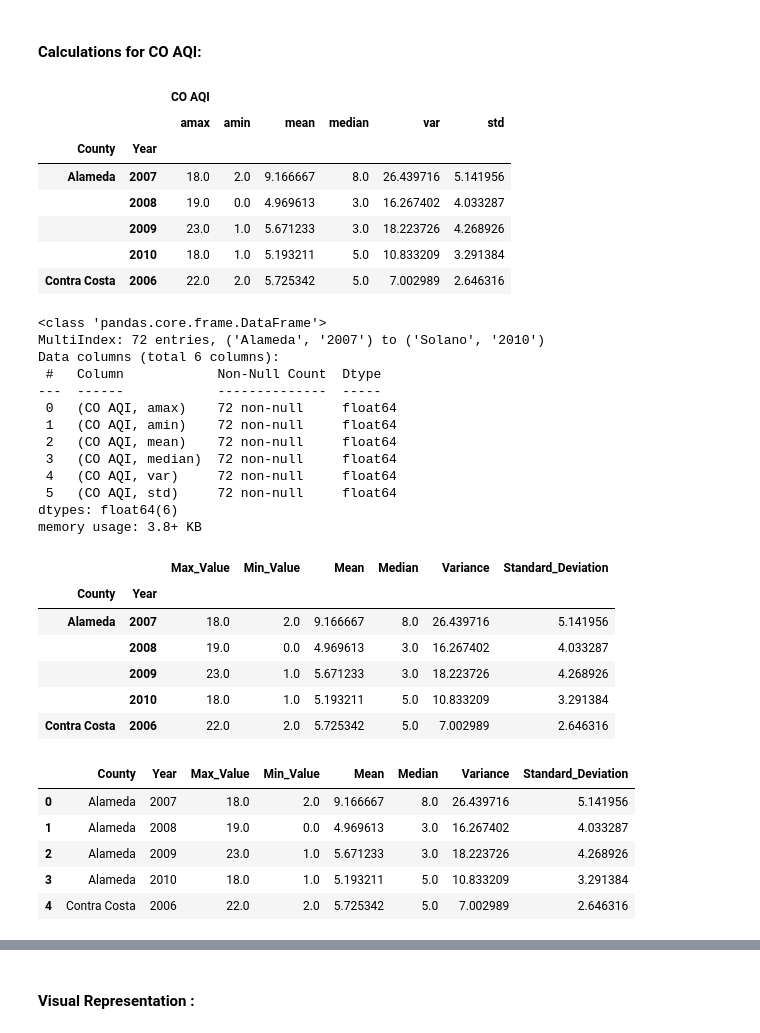
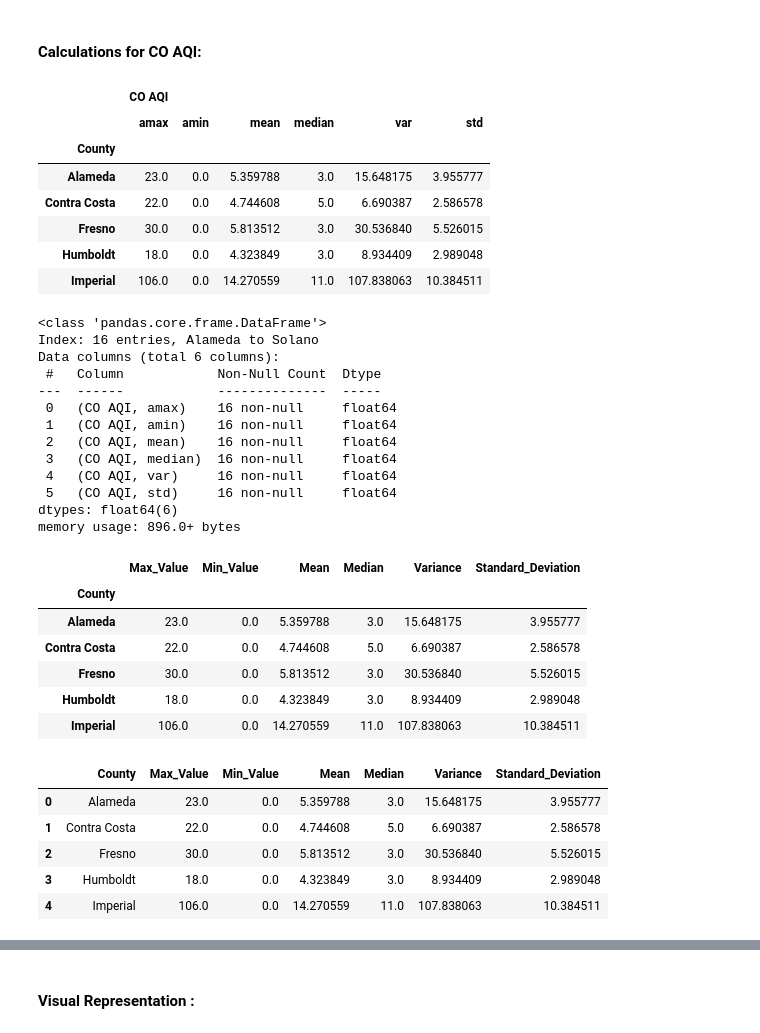
Before and after one commit to dalismo/Project-1, a Jupyter notebook: mq_statistical_analysis_CO.ipynb, the cells around one changed output, grey strips where cells are left out. Cells and saved outputs as stored; diff of their text form; code cells hidden in the pictures.

```diff
--- a/mq_statistical_analysis_CO.ipynb
+++ b/mq_statistical_analysis_CO.ipynb
@@ -38,55 +37,55 @@ data_df.head()
 #### Calculations for CO AQI:
 # %%
 # Group by County and aggregate mean, median, variance, standard deviation of the CO (Carbon Mono Oxide) Air Quality Index for each County.
-stat_co_df = data_df.groupby(['County', 'Year']).agg({'CO AQI': [np.max, np.min, np.mean, np.median, np.var, np.std]})
+stat_co_df = data_df.groupby(['County']).agg({'CO AQI': [np.max, np.min, np.mean, np.median, np.var, np.std]})
 stat_co_df.head()
 # %% [output]
-|  |  | CO AQI |  |  |  |  |  |
-|  |  | amax | amin | mean | median | var | std |
-| County | Year |  |  |  |  |  |  |
-| Alameda | 2007 | 18.0 | 2.0 | 9.166667 | 8.0 | 26.439716 | 5.141956 |
-|  | 2008 | 19.0 | 0.0 | 4.969613 | 3.0 | 16.267402 | 4.033287 |
-|  | 2009 | 23.0 | 1.0 | 5.671233 | 3.0 | 18.223726 | 4.268926 |
-|  | 2010 | 18.0 | 1.0 | 5.193211 | 5.0 | 10.833209 | 3.291384 |
-| Contra Costa | 2006 | 22.0 | 2.0 | 5.725342 | 5.0 | 7.002989 | 2.646316 |
+|  | CO AQI |  |  |  |  |  |
+|  | amax | amin | mean | median | var | std |
+| County |  |  |  |  |  |  |
+| Alameda | 23.0 | 0.0 | 5.359788 | 3.0 | 15.648175 | 3.955777 |
+| Contra Costa | 22.0 | 0.0 | 4.744608 | 5.0 | 6.690387 | 2.586578 |
+| Fresno | 30.0 | 0.0 | 5.813512 | 3.0 | 30.536840 | 5.526015 |
+| Humboldt | 18.0 | 0.0 | 4.323849 | 3.0 | 8.934409 | 2.989048 |
+| Imperial | 106.0 | 0.0 | 14.270559 | 11.0 | 107.838063 | 10.384511 |
 # %%
 stat_co_df.info()
 # %% [output]
 <class 'pandas.core.frame.DataFrame'>
-MultiIndex: 72 entries, ('Alameda', '2007') to ('Solano', '2010')
+Index: 16 entries, Alameda to Solano
 Data columns (total 6 columns):
  #   Column            Non-Null Count  Dtype
 ---  ------            --------------  -----
- 0   (CO AQI, amax)    72 non-null     float64
- 1   (CO AQI, amin)    72 non-null     float64
- 2   (CO AQI, mean)    72 non-null     float64
- 3   (CO AQI, median)  72 non-null     float64
- 4   (CO AQI, var)     72 non-null     float64
- 5   (CO AQI, std)     72 non-null     float64
+ 0   (CO AQI, amax)    16 non-null     float64
+ 1   (CO AQI, amin)    16 non-null     float64
+ 2   (CO AQI, mean)    16 non-null     float64
+ 3   (CO AQI, median)  16 non-null     float64
+ 4   (CO AQI, var)     16 non-null     float64
+ 5   (CO AQI, std)     16 non-null     float64
 dtypes: float64(6)
-memory usage: 3.8+ KB
+memory usage: 896.0+ bytes
 # %%
 # Rename columns for mean, median, variance, standard deviation of the CO AQI (Carbon Mono Oxide Air Quality Index) for each County.
 
 stat_co_df.columns = ['Max_Value', 'Min_Value', 'Mean', 'Median', 'Variance', 'Standard_Deviation']
 stat_co_df.head()
 # %% [output]
-|  |  | Max_Value | Min_Value | Mean | Median | Variance | Standard_Deviation |
-| County | Year |  |  |  |  |  |  |
-| Alameda | 2007 | 18.0 | 2.0 | 9.166667 | 8.0 | 26.439716 | 5.141956 |
-|  | 2008 | 19.0 | 0.0 | 4.969613 | 3.0 | 16.267402 | 4.033287 |
-|  | 2009 | 23.0 | 1.0 | 5.671233 | 3.0 | 18.223726 | 4.268926 |
-|  | 2010 | 18.0 | 1.0 | 5.193211 | 5.0 | 10.833209 | 3.291384 |
-| Contra Costa | 2006 | 22.0 | 2.0 | 5.725342 | 5.0 | 7.002989 | 2.646316 |
+|  | Max_Value | Min_Value | Mean | Median | Variance | Standard_Deviation |
+| County |  |  |  |  |  |  |
+| Alameda | 23.0 | 0.0 | 5.359788 | 3.0 | 15.648175 | 3.955777 |
+| Contra Costa | 22.0 | 0.0 | 4.744608 | 5.0 | 6.690387 | 2.586578 |
+| Fresno | 30.0 | 0.0 | 5.813512 | 3.0 | 30.536840 | 5.526015 |
+| Humboldt | 18.0 | 0.0 | 4.323849 | 3.0 | 8.934409 | 2.989048 |
+| Imperial | 106.0 | 0.0 | 14.270559 | 11.0 | 107.838063 | 10.384511 |
 # %%
 # Resetting the Index
 
 co_df = stat_co_df.reset_index()
 co_df.head()
 # %% [output]
-|  | County | Year | Max_Value | Min_Value | Mean | Median | Variance | Standard_Deviation |
-| 0 | Alameda | 2007 | 18.0 | 2.0 | 9.166667 | 8.0 | 26.439716 | 5.141956 |
-| 1 | Alameda | 2008 | 19.0 | 0.0 | 4.969613 | 3.0 | 16.267402 | 4.033287 |
-| 2 | Alameda | 2009 | 23.0 | 1.0 | 5.671233 | 3.0 | 18.223726 | 4.268926 |
-| 3 | Alameda | 2010 | 18.0 | 1.0 | 5.193211 | 5.0 | 10.833209 | 3.291384 |
-| 4 | Contra Costa | 2006 | 22.0 | 2.0 | 5.725342 | 5.0 | 7.002989 | 2.646316 |
+|  | County | Max_Value | Min_Value | Mean | Median | Variance | Standard_Deviation |
+| 0 | Alameda | 23.0 | 0.0 | 5.359788 | 3.0 | 15.648175 | 3.955777 |
+| 1 | Contra Costa | 22.0 | 0.0 | 4.744608 | 5.0 | 6.690387 | 2.586578 |
+| 2 | Fresno | 30.0 | 0.0 | 5.813512 | 3.0 | 30.536840 | 5.526015 |
+| 3 | Humboldt | 18.0 | 0.0 | 4.323849 | 3.0 | 8.934409 | 2.989048 |
+| 4 | Imperial | 106.0 | 0.0 | 14.270559 | 11.0 | 107.838063 | 10.384511 |
```
Also changed, not shown: parts of 8 cells of this notebook, 3 other files.
